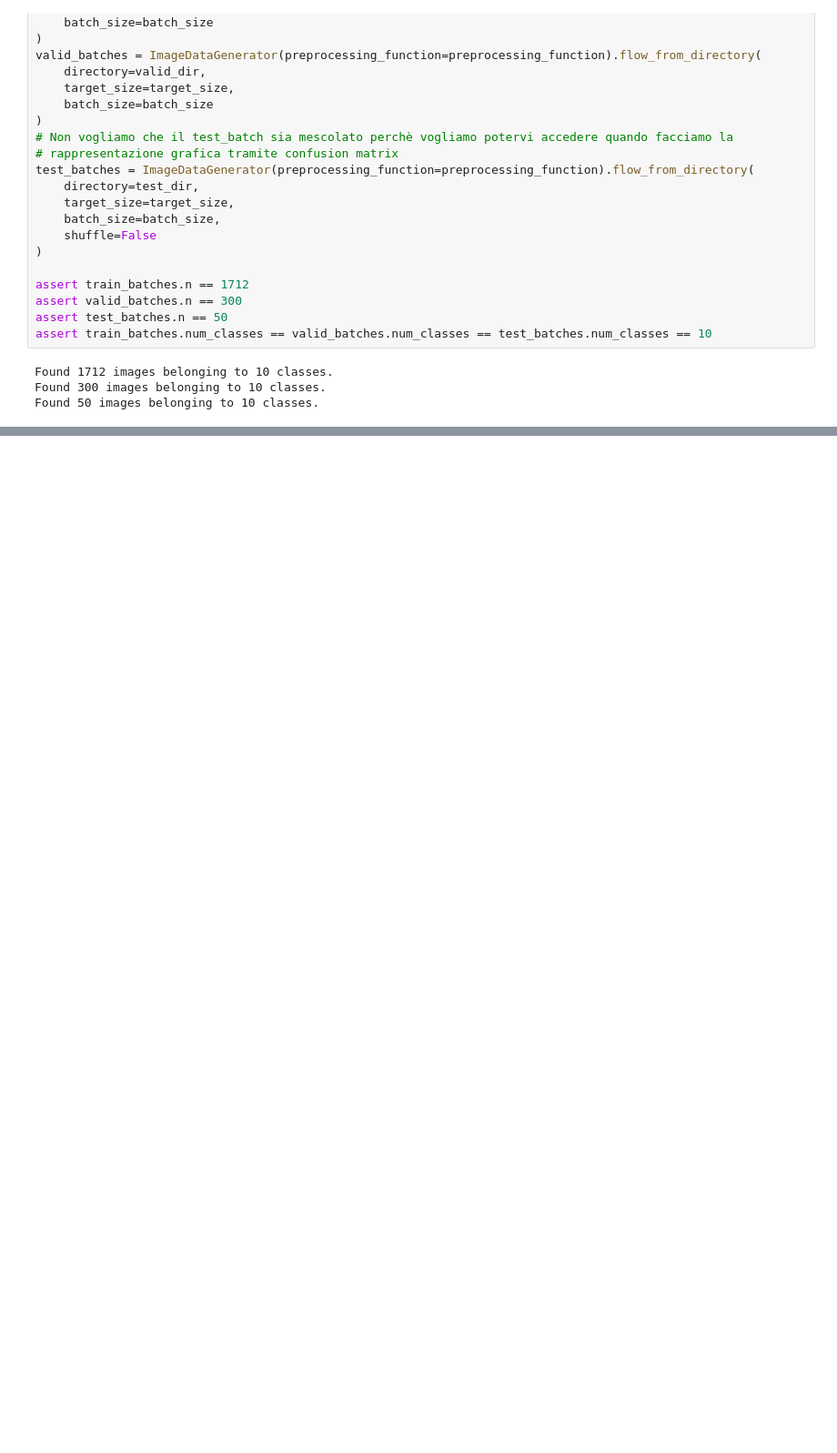
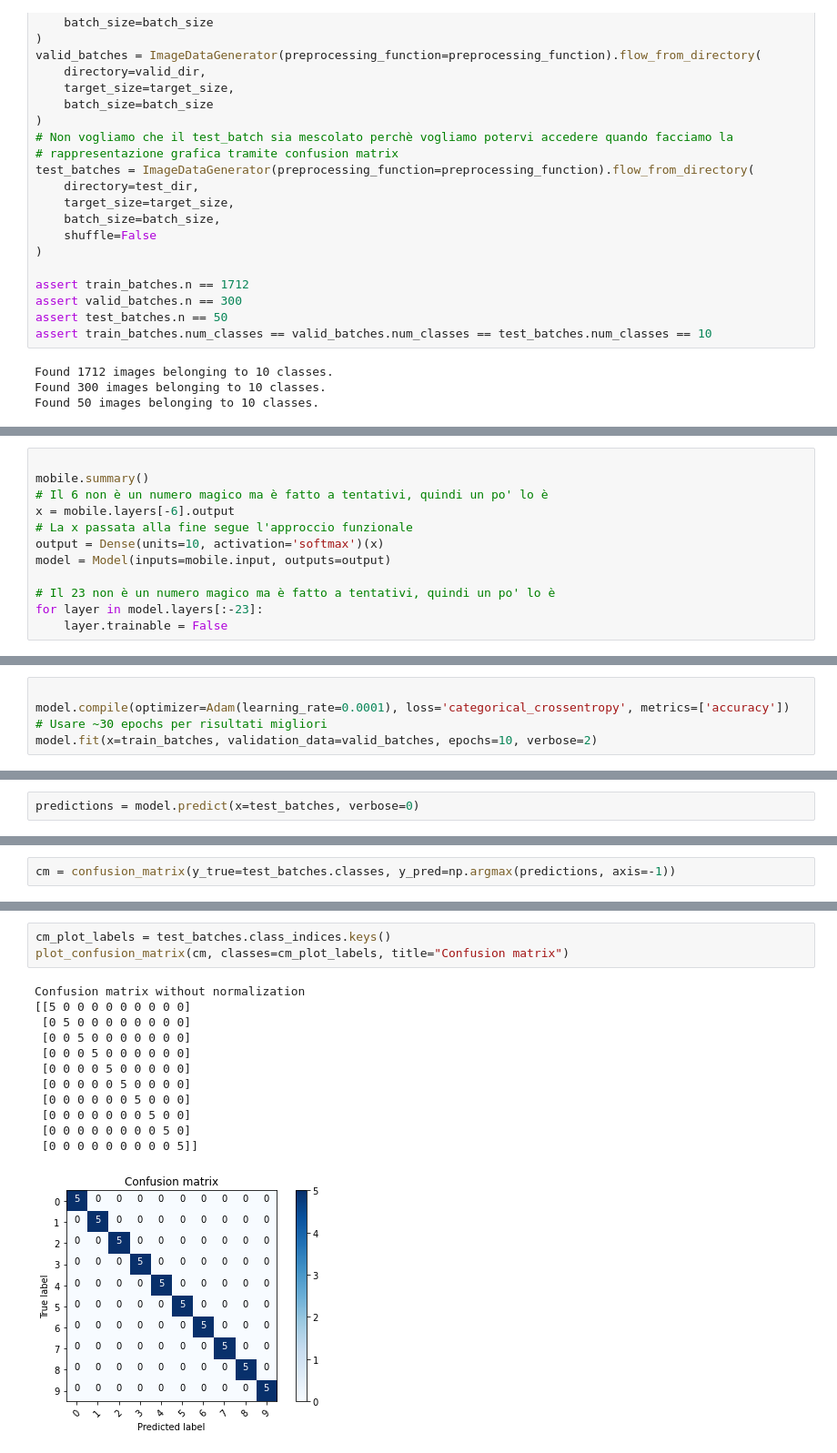
Before and after one commit to ivan-silva/keras-deeplizard, a Jupyter notebook: sign-language/sign-language-mobilenet.ipynb, the cells around one changed output, grey strips where cells are left out. Shown: that part at 91% size. Cells and saved outputs as stored; diff of their text form; blank space fills up the shorter version.

Commit message:
fature(sign-language): completati modello e predizione

```diff
--- a/sign-language/sign-language-mobilenet.ipynb
+++ b/sign-language/sign-language-mobilenet.ipynb
@@ -124,0 +134,12 @@ Found 50 images belonging to 10 classes.
+# %%
+
+mobile.summary()
+# Il 6 non è un numero magico ma è fatto a tentativi, quindi un po' lo è
+x = mobile.layers[-6].output
+# La x passata alla fine segue l'approccio funzionale
+output = Dense(units=10, activation='softmax')(x)
+model = Model(inputs=mobile.input, outputs=output)
+
+# Il 23 non è un numero magico ma è fatto a tentativi, quindi un po' lo è
+for layer in model.layers[:-23]:
+    layer.trainable = False
@@ -124,0 +188,5 @@ Found 50 images belonging to 10 classes.
+# %%
+
+model.compile(optimizer=Adam(learning_rate=0.0001), loss='categorical_crossentropy', metrics=['accuracy'])
+# Usare ~30 epochs per risultati migliori
+model.fit(x=train_batches, validation_data=valid_batches, epochs=10, verbose=2)
@@ -124,0 +217,2 @@ Found 50 images belonging to 10 classes.
+# %%
+predictions = model.predict(x=test_batches, verbose=0)
@@ -124,0 +239,2 @@ Found 50 images belonging to 10 classes.
+# %%
+cm = confusion_matrix(y_true=test_batches.classes, y_pred=np.argmax(predictions, axis=-1))
@@ -124,0 +254,16 @@ Found 50 images belonging to 10 classes.
+# %%
+cm_plot_labels = test_batches.class_indices.keys()
+plot_confusion_matrix(cm, classes=cm_plot_labels, title="Confusion matrix")
+# %% [output]
+Confusion matrix without normalization
+[[5 0 0 0 0 0 0 0 0 0]
+ [0 5 0 0 0 0 0 0 0 0]
+ [0 0 5 0 0 0 0 0 0 0]
+ [0 0 0 5 0 0 0 0 0 0]
+ [0 0 0 0 5 0 0 0 0 0]
+ [0 0 0 0 0 5 0 0 0 0]
+ [0 0 0 0 0 0 5 0 0 0]
+ [0 0 0 0 0 0 0 5 0 0]
+ [0 0 0 0 0 0 0 0 5 0]
+ [0 0 0 0 0 0 0 0 0 5]]
+[figure, added]
```
Also changed, not shown: parts of 13 cells of this notebook, 2 other files.
